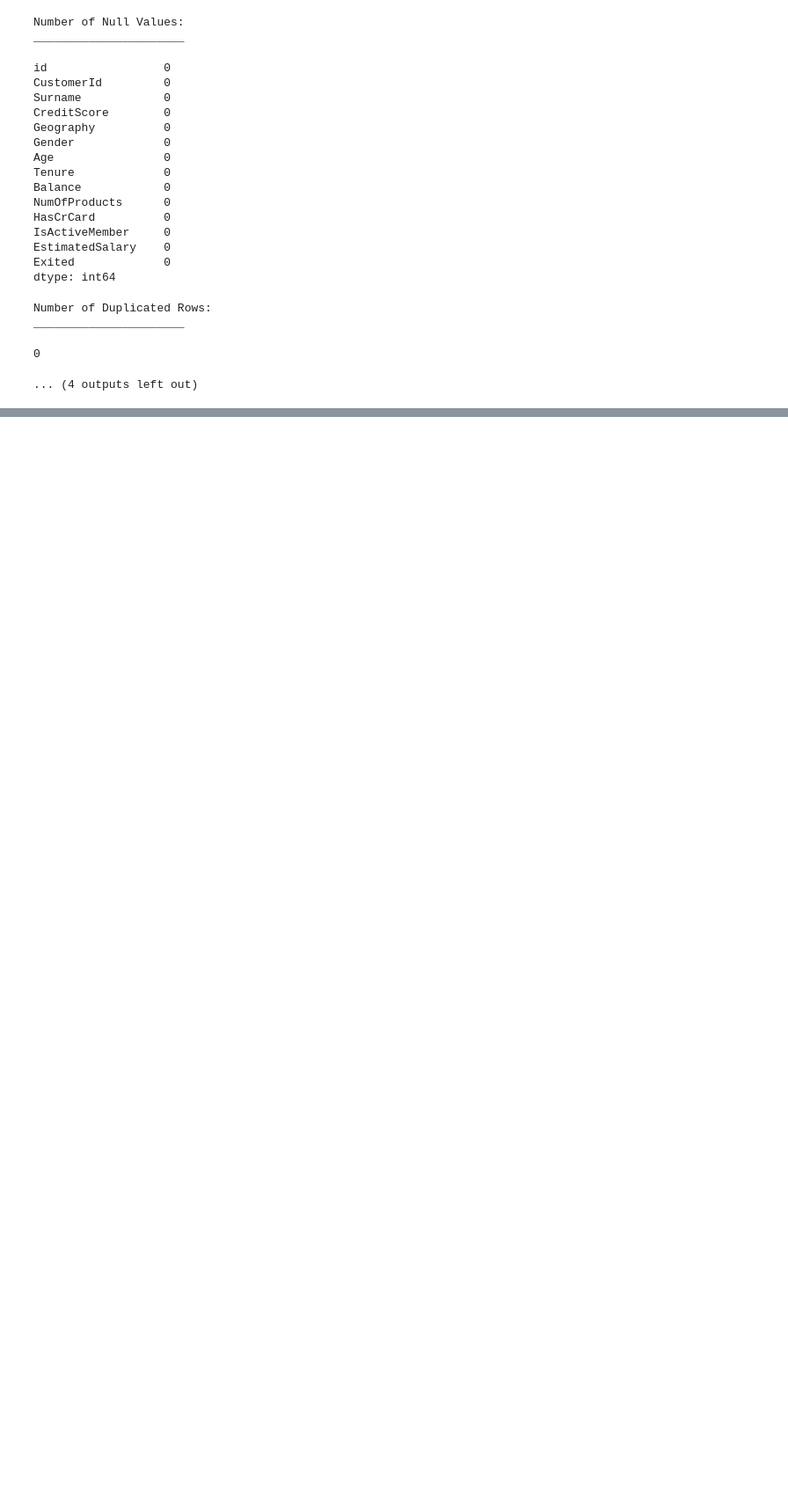
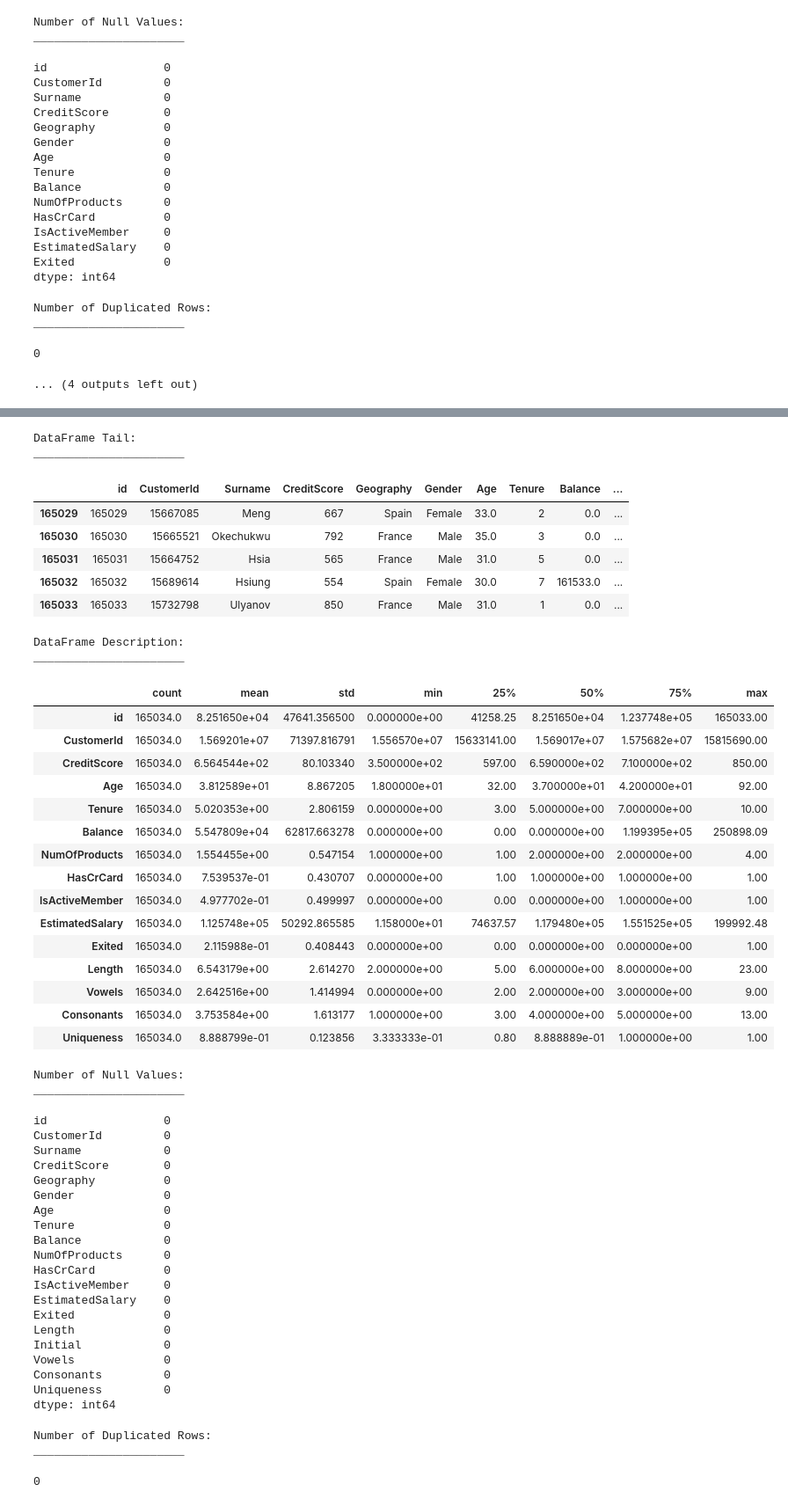
Before and after one commit to byvfx/kaggle, a Jupyter notebook: playground-series-s4e01/notebooks/ps-s4-e01-pipeline.ipynb, the cells around one changed output, grey strips where cells are left out. Shown: that part at 88% size. Saved outputs shown, nothing was run; the diff lists cells and outputs as text; code cells hidden in the pictures; blank space fills up the shorter version.

```diff
--- a/playground-series-s4e01/notebooks/ps-s4-e01-pipeline.ipynb
+++ b/playground-series-s4e01/notebooks/ps-s4-e01-pipeline.ipynb
@@ -167,8 +162,28 @@ Number of Duplicated Rows:
 ______________________
 0
 ... (4 outputs left out)
+# %%
+# Function to calculate vowel and consonant count
+def vowel_consonant_count(word):
+    vowels = "aeiouAEIOU"
+    vowel_count = sum(1 for char in word if char in vowels)
+    consonant_count = sum(1 for char in word if char not in vowels and char.isalpha())
+    return vowel_count, consonant_count
+
+def create_surname_features(df):
+    df['Length'] = df['Surname'].apply(len)
+    df['Initial'] = df['Surname'].str[0]
+    df[['Vowels', 'Consonants']] = df['Surname'].apply(lambda x: vowel_consonant_count(x)).tolist()
+    df['Uniqueness'] = df['Surname'].apply(lambda x: len(set(x.lower())) / len(x) if x else 0)
+    return df
+
+train = create_surname_features(train)
+test = create_surname_features(test)
 # %%
 def preprocess_data(df):
     # Drop unnecessary columns
     df = df.drop(["Surname", "CustomerId"], axis=1, errors="ignore")
     return df
+# %%
+analyze_dataframe(train)
+# %% [output]
@@ -174,0 +216,51 @@ def preprocess_data(df):
+DataFrame Tail:
+______________________
+|  | id | CustomerId | Surname | CreditScore | Geography | Gender | Age | Tenure | Balance | ... |
+| 165029 | 165029 | 15667085 | Meng | 667 | Spain | Female | 33.0 | 2 | 0.0 | ... |
+| 165030 | 165030 | 15665521 | Okechukwu | 792 | France | Male | 35.0 | 3 | 0.0 | ... |
+| 165031 | 165031 | 15664752 | Hsia | 565 | France | Male | 31.0 | 5 | 0.0 | ... |
+| 165032 | 165032 | 15689614 | Hsiung | 554 | Spain | Female | 30.0 | 7 | 161533.0 | ... |
+| 165033 | 165033 | 15732798 | Ulyanov | 850 | France | Male | 31.0 | 1 | 0.0 | ... |
+DataFrame Description:
+______________________
+|  | count | mean | std | min | 25% | 50% | 75% | max |
+| id | 165034.0 | 8.251650e+04 | 47641.356500 | 0.000000e+00 | 41258.25 | 8.251650e+04 | 1.237748e+05 | 165033.00 |
+| CustomerId | 165034.0 | 1.569201e+07 | 71397.816791 | 1.556570e+07 | 15633141.00 | 1.569017e+07 | 1.575682e+07 | 15815690.00 |
+| CreditScore | 165034.0 | 6.564544e+02 | 80.103340 | 3.500000e+02 | 597.00 | 6.590000e+02 | 7.100000e+02 | 850.00 |
+| Age | 165034.0 | 3.812589e+01 | 8.867205 | 1.800000e+01 | 32.00 | 3.700000e+01 | 4.200000e+01 | 92.00 |
+| Tenure | 165034.0 | 5.020353e+00 | 2.806159 | 0.000000e+00 | 3.00 | 5.000000e+00 | 7.000000e+00 | 10.00 |
+| Balance | 165034.0 | 5.547809e+04 | 62817.663278 | 0.000000e+00 | 0.00 | 0.000000e+00 | 1.199395e+05 | 250898.09 |
+| NumOfProducts | 165034.0 | 1.554455e+00 | 0.547154 | 1.000000e+00 | 1.00 | 2.000000e+00 | 2.000000e+00 | 4.00 |
+| HasCrCard | 165034.0 | 7.539537e-01 | 0.430707 | 0.000000e+00 | 1.00 | 1.000000e+00 | 1.000000e+00 | 1.00 |
+| IsActiveMember | 165034.0 | 4.977702e-01 | 0.499997 | 0.000000e+00 | 0.00 | 0.000000e+00 | 1.000000e+00 | 1.00 |
+| EstimatedSalary | 165034.0 | 1.125748e+05 | 50292.865585 | 1.158000e+01 | 74637.57 | 1.179480e+05 | 1.551525e+05 | 199992.48 |
+| Exited | 165034.0 | 2.115988e-01 | 0.408443 | 0.000000e+00 | 0.00 | 0.000000e+00 | 0.000000e+00 | 1.00 |
+| Length | 165034.0 | 6.543179e+00 | 2.614270 | 2.000000e+00 | 5.00 | 6.000000e+00 | 8.000000e+00 | 23.00 |
+| Vowels | 165034.0 | 2.642516e+00 | 1.414994 | 0.000000e+00 | 2.00 | 2.000000e+00 | 3.000000e+00 | 9.00 |
+| Consonants | 165034.0 | 3.753584e+00 | 1.613177 | 1.000000e+00 | 3.00 | 4.000000e+00 | 5.000000e+00 | 13.00 |
+| Uniqueness | 165034.0 | 8.888799e-01 | 0.123856 | 3.333333e-01 | 0.80 | 8.888889e-01 | 1.000000e+00 | 1.00 |
+Number of Null Values:
+______________________
+id                 0
+CustomerId         0
+Surname            0
+CreditScore        0
+Geography          0
+Gender             0
+Age                0
+Tenure             0
+Balance            0
+NumOfProducts      0
+HasCrCard          0
+IsActiveMember     0
+EstimatedSalary    0
+Exited             0
+Length             0
+Initial            0
+Vowels             0
+Consonants         0
+Uniqueness         0
+dtype: int64
+Number of Duplicated Rows:
+______________________
+0
```
Also changed, not shown: parts of 7 cells of this notebook, 4 other files.
